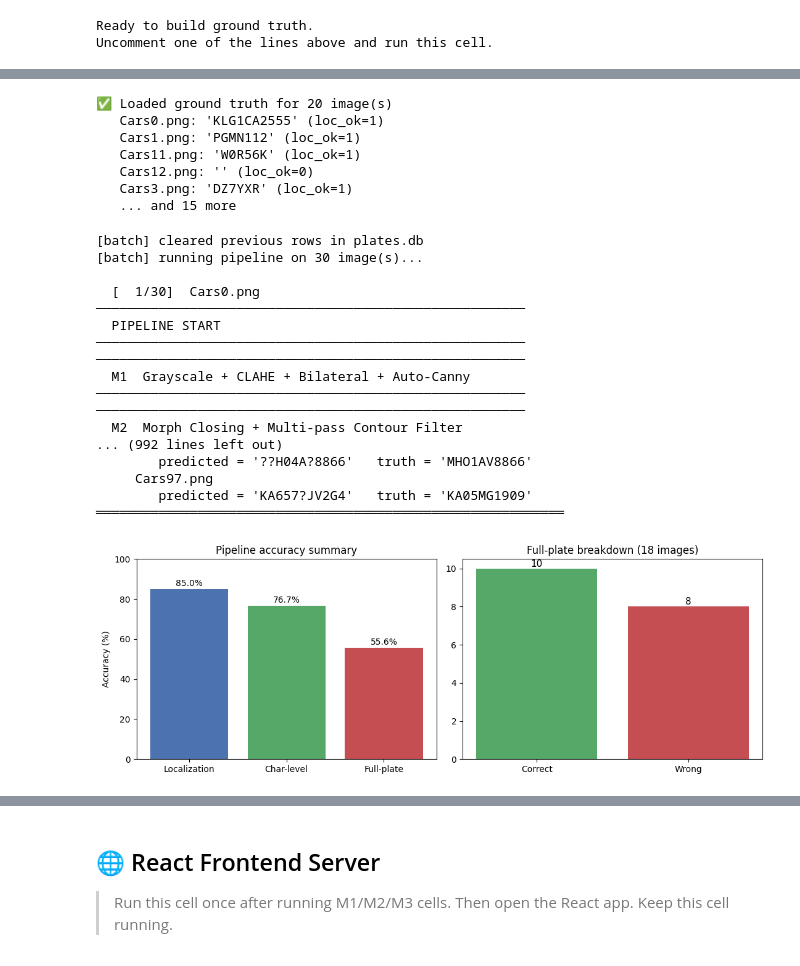
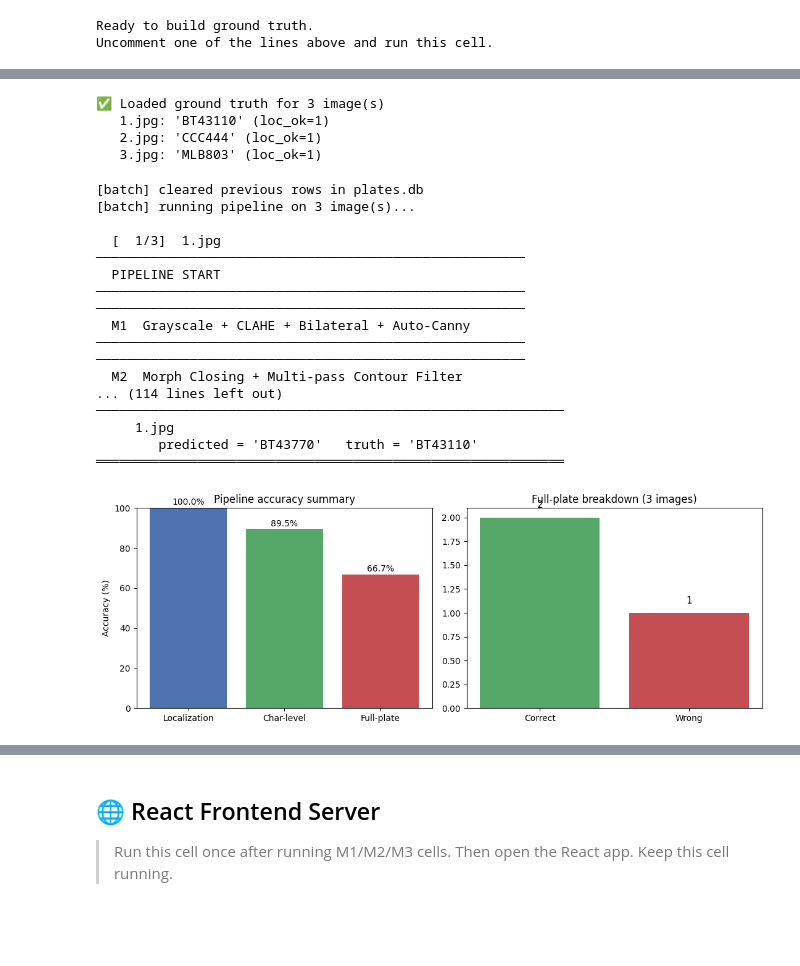
Before and after one commit to wesalmagdi/License-Plate-Recognition, a Jupyter notebook: DIP_Project .ipynb, the cells around one changed output, grey strips where cells are left out. Drawn from its saved outputs; the diff is of its cells as text; code cells hidden in the pictures; blank space fills up the shorter version.

```diff
--- a/DIP_Project .ipynb
+++ b/DIP_Project .ipynb
@@ -1689,3 +1604,17 @@ print("Uncomment one of the lines above and run this cell.")
 # %% [output]
 Ready to build ground truth.
 Uncomment one of the lines above and run this cell.
+# %%
+# ══════════════════════════════════════════════════════════════
+# CREATE A DEMO WITH ONLY 3 IMAGES
+# ══════════════════════════════════════════════════════════════
+
+# Take only first 3 images from your dataset
+DEMO_IMAGES = DATASET_IMAGES[:3]
+
+print("📸 DEMO IMAGES (3 samples):")
+for i, img in enumerate(DEMO_IMAGES, 1):
+    print(f"  {i}. {os.path.basename(img)}")
+
+# Run manual labeling on ONLY these 3 images
+build_ground_truth_interactive(DEMO_IMAGES, "ground_truth_demo.csv", auto_accept=False)
@@ -1710,26 +1708,25 @@ def load_ground_truth(csv_path):
     return truth
 
 # Look for ground_truth.csv
-GT_CSV = "ground_truth.csv" if os.path.isfile("ground_truth.csv") else None
+# GT_CSV = "ground_truth.csv" if os.path.isfile("ground_truth.csv") else None
+GT_CSV = "ground_truth_demo.csv" if os.path.isfile("ground_truth_demo.csv") else None
+
 GROUND_TRUTH = load_ground_truth(GT_CSV)
 
 if GROUND_TRUTH:
     print(f"✅ Loaded ground truth for {len(GROUND_TRUTH)} image(s)")
-    for k, v in list(GROUND_TRUTH.items())[:5]:
+    for k, v in list(GROUND_TRUTH.items())[:]:
         print(f"   {k}: '{v['plate']}' (loc_ok={v['loc_ok']})")
-    if len(GROUND_TRUTH) > 5:
-        print(f"   ... and {len(GROUND_TRUTH) - 5} more")
+    # if len(GROUND_TRUTH) > 5:
+    #     print(f"   ... and {len(GROUND_TRUTH) - 5} more")
 else:
     print("⚠️  No ground_truth.csv found!")
     print("   Run the cell above to build it first.")
 # %% [output]
-✅ Loaded ground truth for 20 image(s)
-   Cars0.png: 'KLG1CA2555' (loc_ok=1)
-   Cars1.png: 'PGMN112' (loc_ok=1)
-   Cars11.png: 'W0R56K' (loc_ok=1)
-   Cars12.png: '' (loc_ok=0)
-   Cars3.png: 'DZ7YXR' (loc_ok=1)
-   ... and 15 more
+✅ Loaded ground truth for 3 image(s)
+   1.jpg: 'BT43110' (loc_ok=1)
+   2.jpg: 'CCC444' (loc_ok=1)
+   3.jpg: 'MLB803' (loc_ok=1)
 # %%
 # ── Run the full pipeline on every dataset image ────────────────────────────
 # Reuses the existing run_pipeline() so nothing else changes.
@@ -1782,41 +1779,41 @@ def run_batch_on_dataset(images=None, ground_truth=None,
                 db_insert(
                     image_path=img_name,
                     predicted_plate="",
                     ground_truth=gt_plate,
                     localization_correct=gt_loc,
                     recognition_correct=False if gt_plate else None,
                     char_accuracy=0.0 if gt_plate else None,
                     avg_confidence=0.0,
                 )
             except Exception:
                 pass
 
     print(f"\n[batch] done: {successes} ok, {failures} failed")
     print("[batch] generating final accuracy report...\n")
     return m5_accuracy_report()
 
 
 # Kick off the batch run
-batch_results =  run_batch_on_dataset()
+batch_results =  run_batch_on_dataset(images=DEMO_IMAGES, ground_truth=GROUND_TRUTH, clear_db_first=True, visualize_each=False)
 # %% [output]
 [batch] cleared previous rows in plates.db
-[batch] running pipeline on 30 image(s)...
+[batch] running pipeline on 3 image(s)...
 
-  [  1/30]  Cars0.png
+  [  1/3]  1.jpg
 ───────────────────────────────────────────────────────
   PIPELINE START
 ───────────────────────────────────────────────────────
 ───────────────────────────────────────────────────────
   M1  Grayscale + CLAHE + Bilateral + Auto-Canny
 ───────────────────────────────────────────────────────
 ───────────────────────────────────────────────────────
   M2  Morph Closing + Multi-pass Contour Filter
-... (992 lines left out)
-        predicted = '??H04A?8866'   truth = 'MHO1AV8866'
-     Cars97.png
-        predicted = 'KA657?JV2G4'   truth = 'KA05MG1909'
+... (114 lines left out)
+────────────────────────────────────────────────────────────
+     1.jpg
+        predicted = 'BT43770'   truth = 'BT43110'
 ════════════════════════════════════════════════════════════
-[figure, old version]
+[figure, new version]
 # %%
 # ── Inspect plates.db (full contents) ───────────────────────────────────────
 import sqlite3, pandas as pd
```
Also changed, not shown: parts of 13 cells of this notebook, 10 other files.
